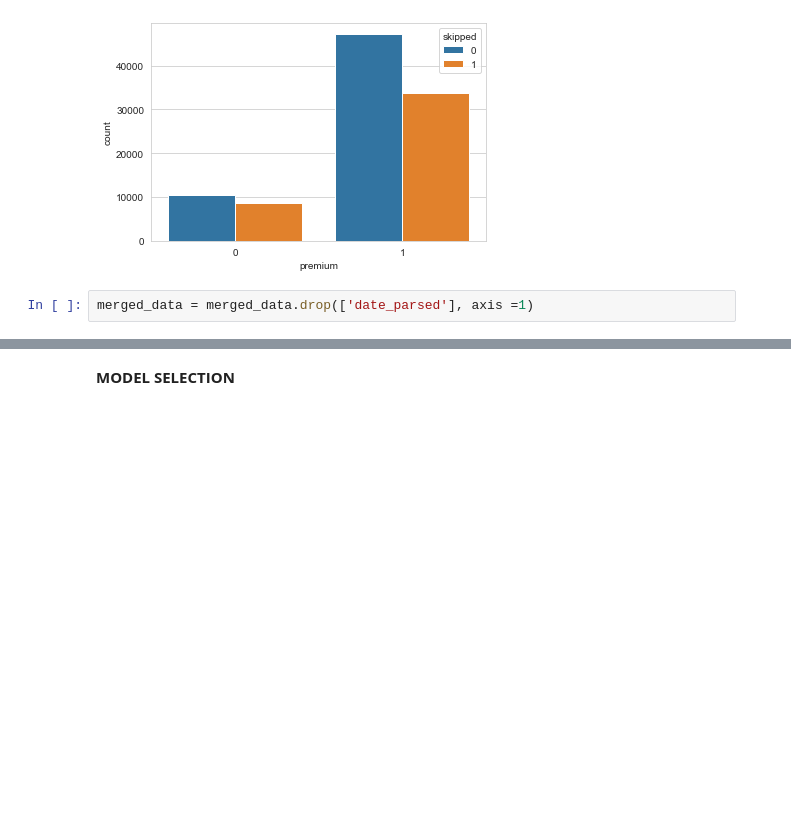
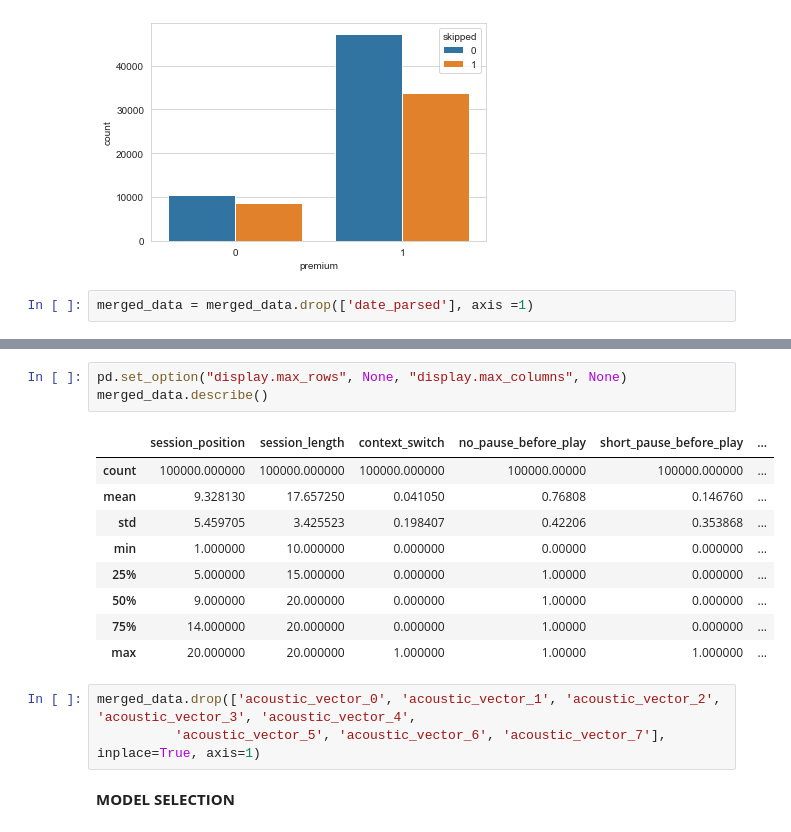
Before and after one commit to AkshitaPatel/Technocolabs-Internship-Project, a Jupyter notebook: Spotify Music Skips Action Prediction.ipynb, the cells around one changed output, grey strips where cells are left out. Drawn from its saved outputs; the diff is of its cells as text; blank space fills up the shorter version.

```diff
--- a/Spotify Music Skips Action Prediction.ipynb
+++ b/Spotify Music Skips Action Prediction.ipynb
@@ -330,3 +352,19 @@ merged_data = merged_data.drop(['date_parsed'], axis =1)
+# %%
+pd.set_option("display.max_rows", None, "display.max_columns", None)
+merged_data.describe()
+# %% [output]
+|  | session_position | session_length | context_switch | no_pause_before_play | short_pause_before_play | ... |
+| count | 100000.000000 | 100000.000000 | 100000.000000 | 100000.00000 | 100000.000000 | ... |
+| mean | 9.328130 | 17.657250 | 0.041050 | 0.76808 | 0.146760 | ... |
+| std | 5.459705 | 3.425523 | 0.198407 | 0.42206 | 0.353868 | ... |
+| min | 1.000000 | 10.000000 | 0.000000 | 0.00000 | 0.000000 | ... |
+| 25% | 5.000000 | 15.000000 | 0.000000 | 1.00000 | 0.000000 | ... |
+| 50% | 9.000000 | 20.000000 | 0.000000 | 1.00000 | 0.000000 | ... |
+| 75% | 14.000000 | 20.000000 | 0.000000 | 1.00000 | 0.000000 | ... |
+| max | 20.000000 | 20.000000 | 1.000000 | 1.00000 | 1.000000 | ... |
+# %%
+merged_data.drop(['acoustic_vector_0', 'acoustic_vector_1', 'acoustic_vector_2', 'acoustic_vector_3', 'acoustic_vector_4',
+          'acoustic_vector_5', 'acoustic_vector_6', 'acoustic_vector_7'], inplace=True, axis=1)
 # %% [markdown]
 **MODEL SELECTION**
 # %%
```
Also changed, not shown: parts of 13 cells of this notebook, 2 other files.
